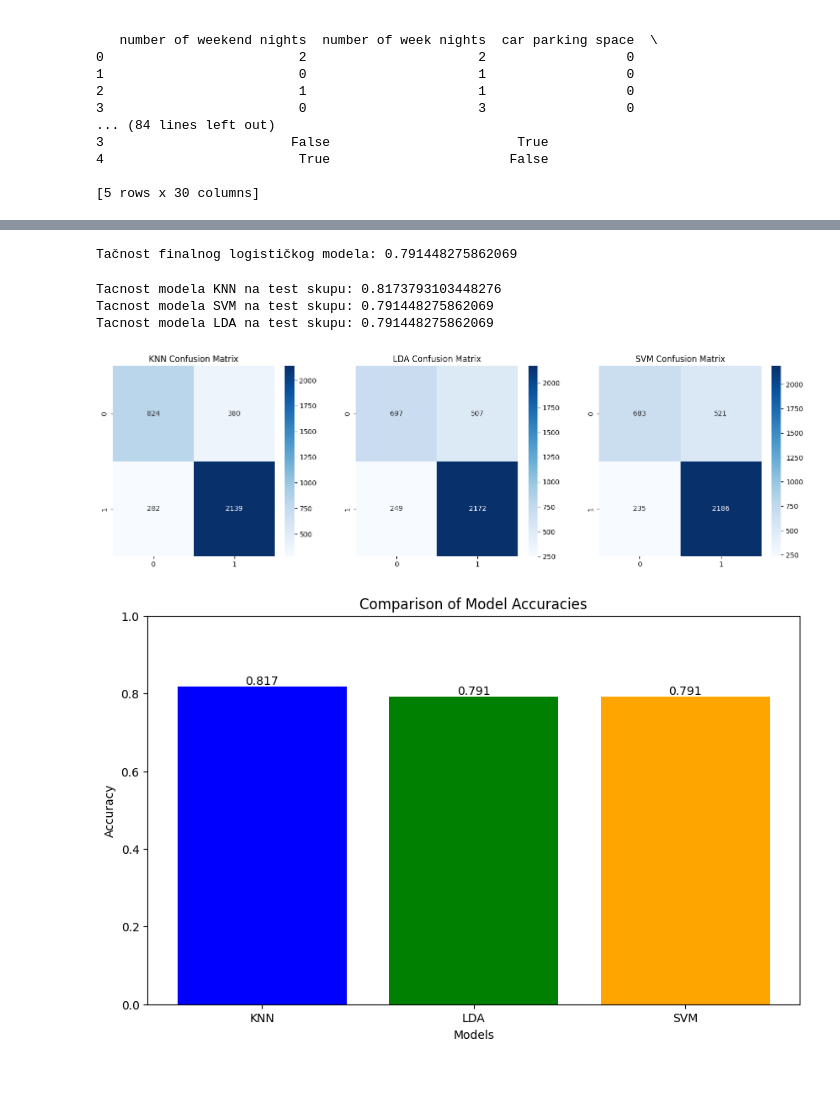
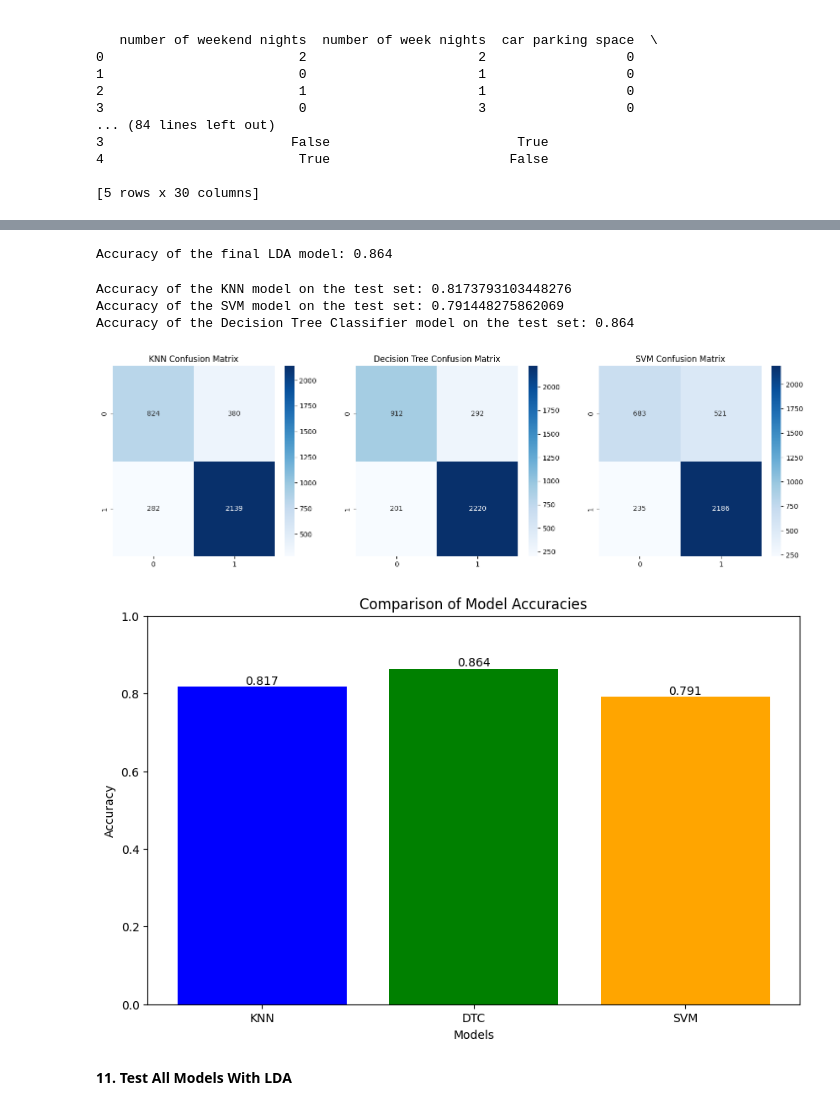
Before and after one commit to Rippah/Hotel-Cancellation-Prediction, a Jupyter notebook: Hotel_Cancellation_Prediction.ipynb, the cells around one changed output, grey strips where cells are left out. Cells and saved outputs as stored; diff of their text form; code cells hidden in the pictures; blank space fills up the shorter version.

```diff
--- a/Hotel_Cancellation_Prediction.ipynb
+++ b/Hotel_Cancellation_Prediction.ipynb
@@ -317,17 +332,17 @@ Tačnost finalnog SVM modela: 0.791448275862069
 # %%
-from sklearn.discriminant_analysis import LinearDiscriminantAnalysis as LDA
+from sklearn.tree import DecisionTreeClassifier
 
-# Initialize the LDA classifier with the best parameters
-best_lda_model = LDA(solver='lsqr')
+# Initialize the DTC with the best parameters
+best_dtc_model = DecisionTreeClassifier(max_depth=10, criterion='gini', min_samples_leaf=1, min_samples_split=2)
 
-# Train the final LDA model on the training data
-best_lda_model.fit(X_train1, y_train1)
+# Train the final DTC model on the training data
+best_dtc_model.fit(X_train1, y_train1)
 
-# Evaluate the performance of the final LDA model on the test data
-lda_accuracy = best_lda_model.score(X_test, y_test)
-print("Accuracy of the final LDA model:", lda_accuracy)
+# Evaluate the performance of the final DTC model on the test data
+dtc_accuracy = best_dtc_model.score(X_test, y_test)
+print("Accuracy of the final LDA model:", dtc_accuracy)
 # %% [output]
-Tačnost finalnog logističkog modela: 0.791448275862069
+Accuracy of the final LDA model: 0.864
 # %%
 # Evaluation of the best KNN model on the test set
 knn_test_score = best_knn_model.score(X_test, y_test)
@@ -337,13 +352,13 @@ print("Accuracy of the KNN model on the test set:", knn_test_score)
 svm_test_score = best_svm_model.score(X_test, y_test)
 print("Accuracy of the SVM model on the test set:", svm_test_score)
 
-# Evaluation of the best LDA model on the test set
-lda_test_score = best_lda_model.score(X_test, y_test)
-print("Accuracy of the LDA model on the test set:", lda_test_score)
+# Evaluation of the best DTC model on the test set
+dtc_test_score = best_dtc_model.score(X_test, y_test)
+print("Accuracy of the Decision Tree Classifier model on the test set:", dtc_test_score)
 # %% [output]
-Tacnost modela KNN na test skupu: 0.8173793103448276
-Tacnost modela SVM na test skupu: 0.791448275862069
-Tacnost modela LDA na test skupu: 0.791448275862069
+Accuracy of the KNN model on the test set: 0.8173793103448276
+Accuracy of the SVM model on the test set: 0.791448275862069
+Accuracy of the Decision Tree Classifier model on the test set: 0.864
 # %%
 from sklearn.metrics import confusion_matrix
 import matplotlib.pyplot as plt
@@ -353,9 +368,9 @@ import seaborn as sns
 knn_pred = best_knn_model.predict(X_test)
 knn_conf_matrix = confusion_matrix(y_test, knn_pred)
 
-# Predictions using the best LDA model
-lda_pred = best_lda_model.predict(X_test)
-lda_conf_matrix = confusion_matrix(y_test, lda_pred)
+# Predictions using the best DTC model
+dtc_pred = best_dtc_model.predict(X_test)
+dtc_conf_matrix = confusion_matrix(y_test, dtc_pred)
 
 # Predictions using the best SVM model
 svm_pred = best_svm_model.predict(X_test)
@@ -368,9 +383,9 @@ fig, axes = plt.subplots(1, 3, figsize=(18, 5))
 sns.heatmap(knn_conf_matrix, annot=True, fmt='d', cmap="Blues", ax=axes[0])
 axes[0].set_title('KNN Confusion Matrix')
 
-# LDA confusion matrix
-sns.heatmap(lda_conf_matrix, annot=True, fmt='d', cmap="Blues", ax=axes[1])
-axes[1].set_title('LDA Confusion Matrix')
+# DTC confusion matrix
+sns.heatmap(dtc_conf_matrix, annot=True, fmt='d', cmap="Blues", ax=axes[1])
+axes[1].set_title('Decision Tree Confusion Matrix')
 
 # SVM confusion matrix
 sns.heatmap(svm_conf_matrix, annot=True, fmt='d', cmap="Blues", ax=axes[2])
@@ -378,34 +393,35 @@ axes[2].set_title('SVM Confusion Matrix')
 
 plt.show()
 # %% [output]
-[figure, old version]
+[figure, new version]
 # %%
-import numpy as np
 from sklearn.metrics import accuracy_score
 
 # Calculating model accuracies
 accuracy_knn = accuracy_score(y_test, knn_pred)
-accuracy_lda = accuracy_score(y_test, lda_pred)
+accuracy_dtc = accuracy_score(y_test, dtc_pred)
 accuracy_svm = accuracy_score(y_test, svm_pred)
 
-accuracies = [accuracy_knn, accuracy_lda, accuracy_svm]
-models = ['KNN', 'LDA', 'SVM']
+accuracies = [accuracy_knn, accuracy_dtc, accuracy_svm]
+models = ['KNN', 'DTC', 'SVM']
 
 # Creating a bar chart
 plt.figure(figsize=(10, 6))
 plt.bar(models, accuracies, color=['blue', 'green', 'orange'])
 
 # Adding title and labels
 plt.title('Comparison of Model Accuracies')
 plt.xlabel('Models')
 plt.ylabel('Accuracy')
 
 # Displaying values above the bars
 for index, value in enumerate(accuracies):
     plt.text(index, value, str(round(value, 3)), ha='center', va='bottom')
 
 # Displaying the chart
 plt.ylim(0, 1)
 plt.show()
 # %% [output]
-[figure, old version]
+[figure, new version]
+# %% [markdown]
+**11. Test All Models With LDA**
```
Also changed, not shown: parts of 22 cells of this notebook.
